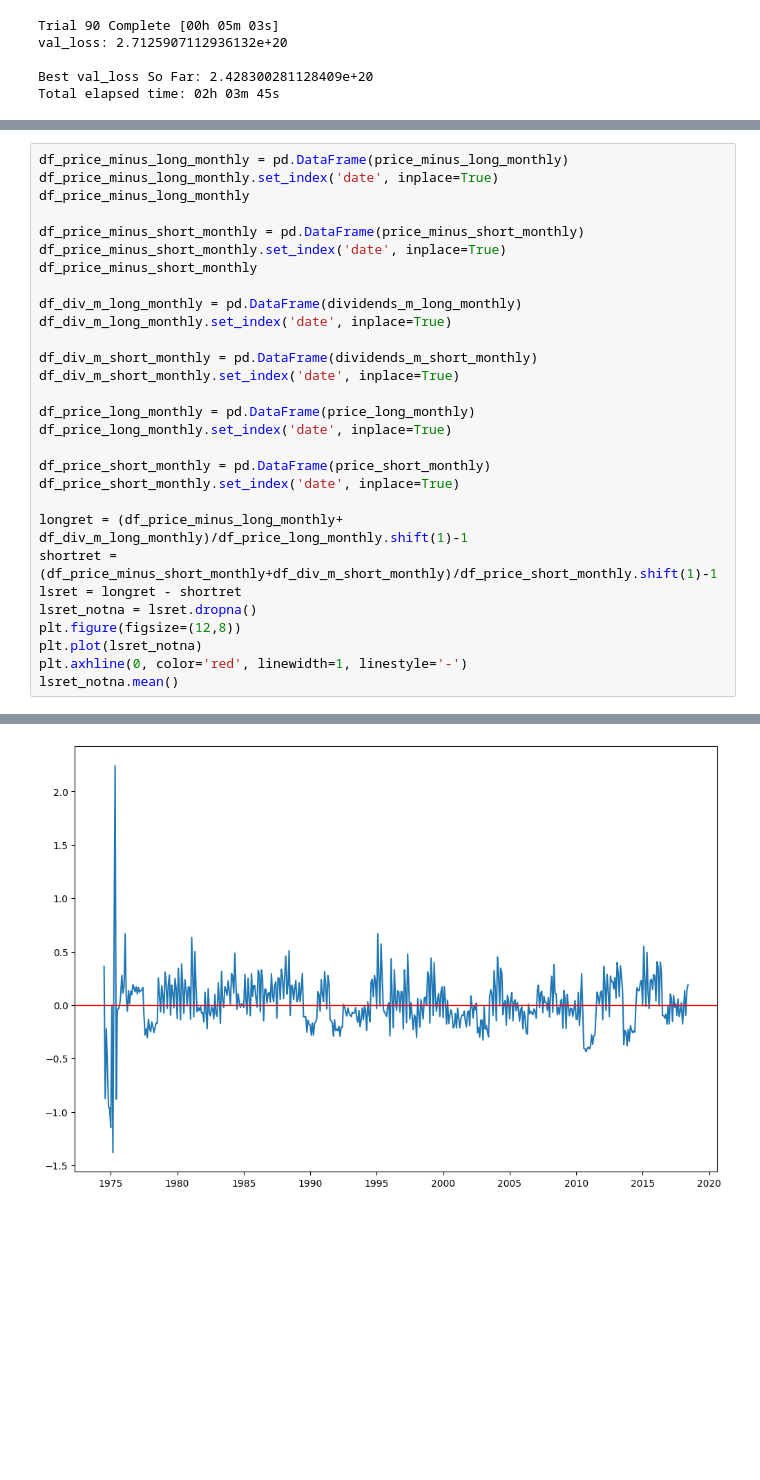
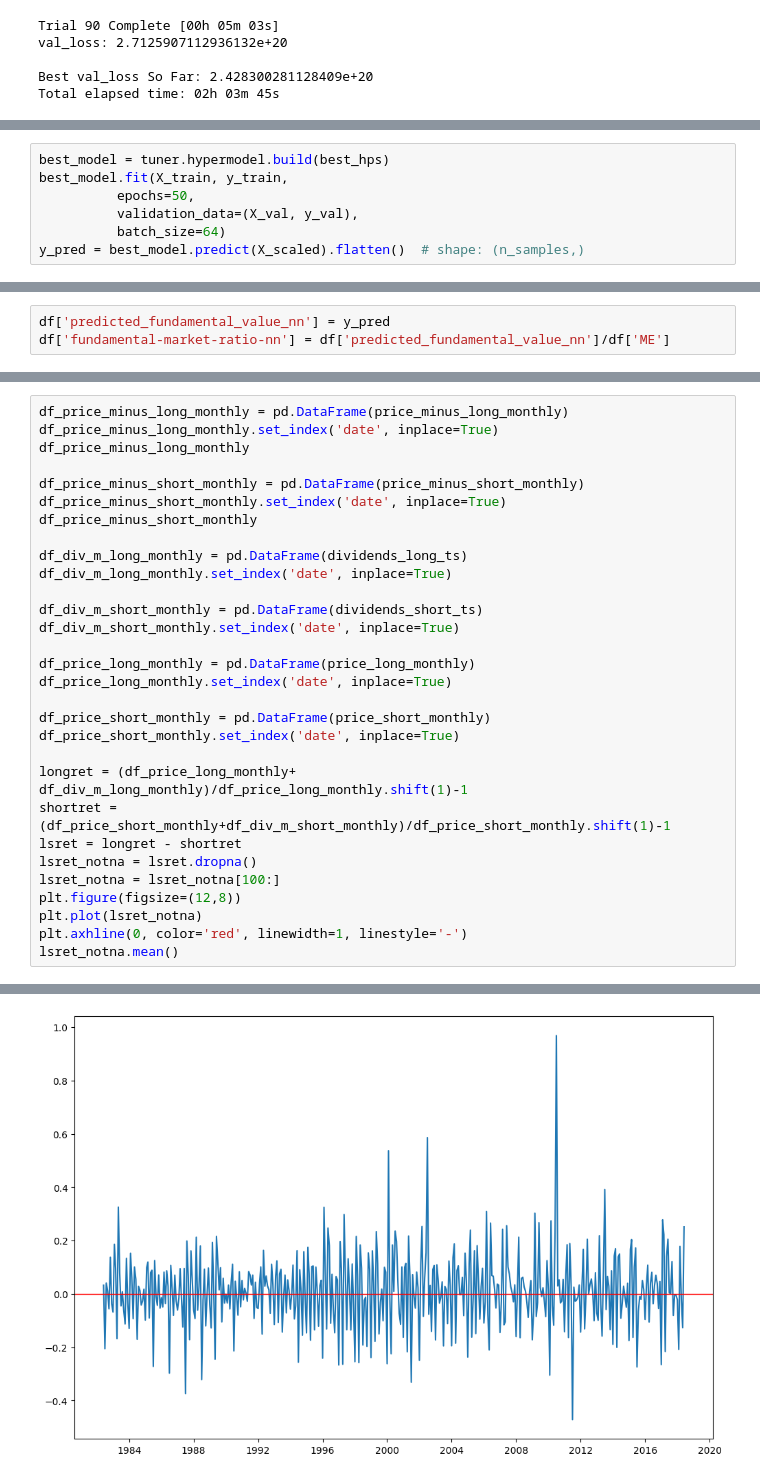
Before and after one commit to justusschenk/valueinvesting, a Jupyter notebook: Fundamental-Equity.ipynb, the cells around one changed output, grey strips where cells are left out. Cells and saved outputs as stored; diff of their text form; blank space fills up the shorter version.

Commit message:
decline in value premium calculated

```diff
--- a/Fundamental-Equity.ipynb
+++ b/Fundamental-Equity.ipynb
@@ -4514,0 +4523,7 @@ KeyError: 'learning_rate does not exist.'
+# %%
+best_model = tuner.hypermodel.build(best_hps)
+best_model.fit(X_train, y_train,
+          epochs=50,
+          validation_data=(X_val, y_val),
+          batch_size=64)
+y_pred = best_model.predict(X_scaled).flatten()  # shape: (n_samples,)
@@ -4514,0 +4548,3 @@ KeyError: 'learning_rate does not exist.'
+# %%
+df['predicted_fundamental_value_nn'] = y_pred
+df['fundamental-market-ratio-nn'] = df['predicted_fundamental_value_nn']/df['ME']
@@ -4962,10 +5011,10 @@ df_price_minus_short_monthly = pd.DataFrame(price_minus_short_monthly)
 df_price_minus_short_monthly.set_index('date', inplace=True)
 df_price_minus_short_monthly
 
-df_div_m_long_monthly = pd.DataFrame(dividends_m_long_monthly)
+df_div_m_long_monthly = pd.DataFrame(dividends_long_ts)
 df_div_m_long_monthly.set_index('date', inplace=True)
 
-df_div_m_short_monthly = pd.DataFrame(dividends_m_short_monthly)
+df_div_m_short_monthly = pd.DataFrame(dividends_short_ts)
 df_div_m_short_monthly.set_index('date', inplace=True)
 
 df_price_long_monthly = pd.DataFrame(price_long_monthly)
@@ -4974,10 +5023,11 @@ df_price_long_monthly.set_index('date', inplace=True)
 df_price_short_monthly = pd.DataFrame(price_short_monthly)
 df_price_short_monthly.set_index('date', inplace=True)
 
-longret = (df_price_minus_long_monthly+ df_div_m_long_monthly)/df_price_long_monthly.shift(1)-1
-shortret = (df_price_minus_short_monthly+df_div_m_short_monthly)/df_price_short_monthly.shift(1)-1
+longret = (df_price_long_monthly+ df_div_m_long_monthly)/df_price_long_monthly.shift(1)-1
+shortret = (df_price_short_monthly+df_div_m_short_monthly)/df_price_short_monthly.shift(1)-1
 lsret = longret - shortret
 lsret_notna = lsret.dropna()
+lsret_notna = lsret_notna[100:]
 plt.figure(figsize=(12,8))
 plt.plot(lsret_notna)
 plt.axhline(0, color='red', linewidth=1, linestyle='-')
@@ -4987,2 +5037,2 @@ avg_value    0.014664
 dtype: float64
-[figure, old version]
+[figure, new version]
```
Also changed, not shown: parts of 8 cells of this notebook, 2 other files.
